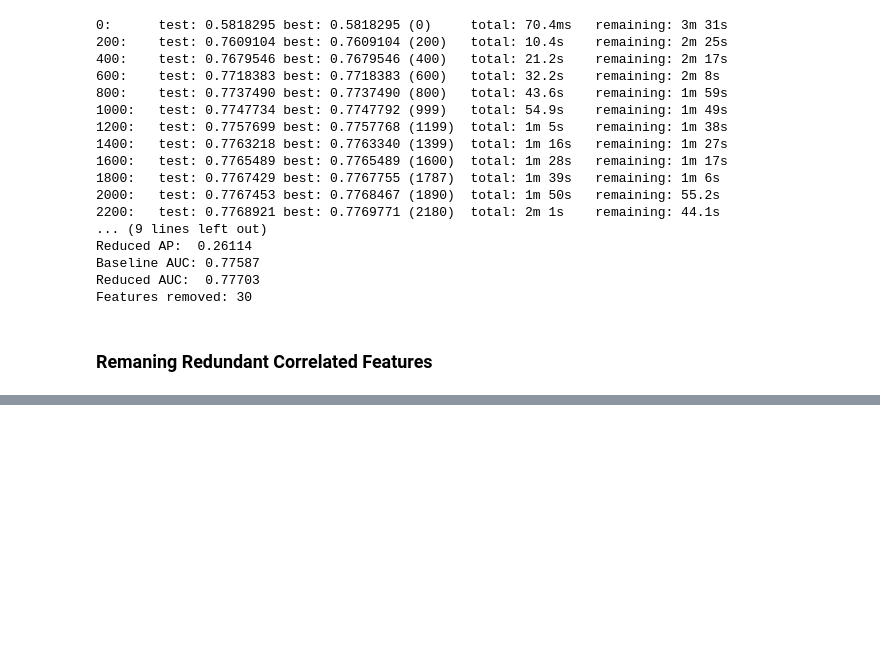
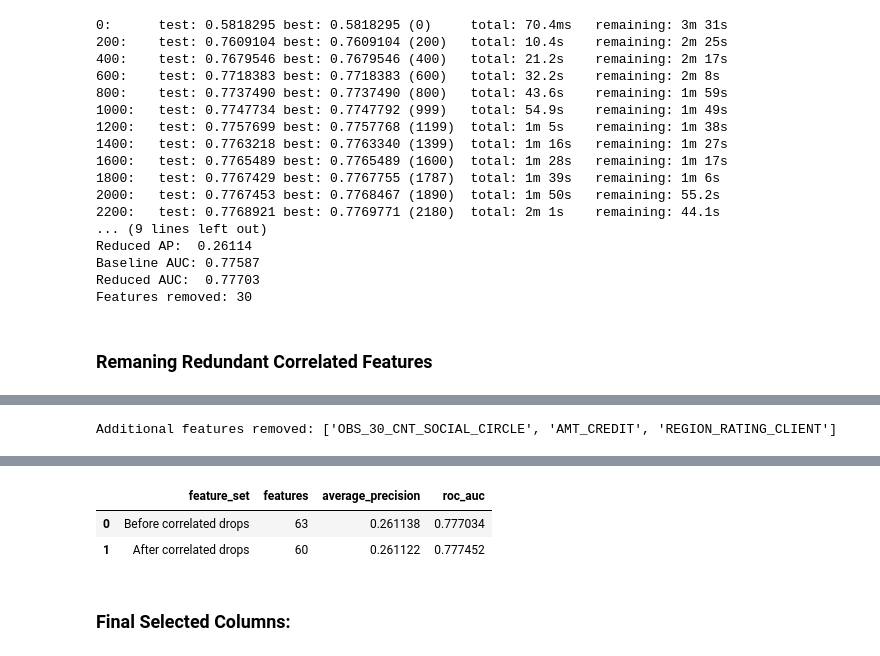
Before and after one commit to Abdelhakiem/Credit_Default_Risk, a Jupyter notebook: notebooks/04_feature_selection.ipynb, the cells around one changed output, grey strips where cells are left out. Cells and saved outputs as stored; diff of their text form; code cells hidden in the pictures; blank space fills up the shorter version.

```diff
--- a/notebooks/04_feature_selection.ipynb
+++ b/notebooks/04_feature_selection.ipynb
@@ -247,0 +297,75 @@ Features removed: 30
+# %%
+correlated_drop_candidates = [
+    "OBS_30_CNT_SOCIAL_CIRCLE",
+    "AMT_CREDIT",
+    "REGION_RATING_CLIENT",
+]
+
+correlated_drop_candidates = [
+    col for col in correlated_drop_candidates
+    if col in X_dev_reduced.columns
+]
+X_dev_reduced = X_dev_reduced.drop(columns=correlated_drop_candidates)
+X_val_reduced = X_val_reduced.drop(columns=correlated_drop_candidates)
+
+reduced_cat_cols = [
+    col for col in reduced_cat_cols
+    if col in X_dev_reduced.columns
+]
+
+print("Additional features removed:", correlated_drop_candidates)
+# %% [output]
+Additional features removed: ['OBS_30_CNT_SOCIAL_CIRCLE', 'AMT_CREDIT', 'REGION_RATING_CLIENT']
+# %%
+# Rebuild the validation frame used by reduced_model, before correlated drops
+drop_before_correlation = list(dict.fromkeys(candidate_drop + redundant_drop))
+drop_before_correlation = [
+    col for col in drop_before_correlation
+    if col in X_val.columns
+]
+
+X_val_before_correlation = X_val.drop(columns=drop_before_correlation)
+
+# Score the existing reduced model
+previous_prob = reduced_model.predict_proba(
+    X_val_before_correlation
+)[:, 1]
+
+# Fit a new model after the correlated feature drops
+correlated_model = CatBoostClassifier(
+    iterations=3000,
+    learning_rate=0.03,
+    depth=6,
+    loss_function="Logloss",
+    eval_metric="AUC",
+    random_seed=42,
+    verbose=200,
+    early_stopping_rounds=150,
+)
+
+correlated_model.fit(
+    X_dev_reduced,
+    y_dev,
+    cat_features=reduced_cat_cols,
+    eval_set=(X_val_reduced, y_val),
+    use_best_model=True,
+)
+
+correlated_prob = correlated_model.predict_proba(X_val_reduced)[:, 1]
+selection_report = pd.DataFrame([
+    {
+        "feature_set": "Before correlated drops",
+        "features": X_val_before_correlation.shape[1],
+        "average_precision": average_precision_score(y_val, previous_prob),
+        "roc_auc": roc_auc_score(y_val, previous_prob),
+    },
+    {
+        "feature_set": "After correlated drops",
+        "features": X_val_reduced.shape[1],
+        "average_precision": average_precision_score(y_val, correlated_prob),
+        "roc_auc": roc_auc_score(y_val, correlated_prob),
+    },
+])
+
+display(selection_report)
+# %% [output]
@@ -247,0 +391,5 @@ Features removed: 30
+|  | feature_set | features | average_precision | roc_auc |
+| 0 | Before correlated drops | 63 | 0.261138 | 0.777034 |
+| 1 | After correlated drops | 60 | 0.261122 | 0.777452 |
+# %% [markdown]
+### Final Selected Columns:
```
Also changed, not shown: parts of 4 cells of this notebook, 3 other files.
